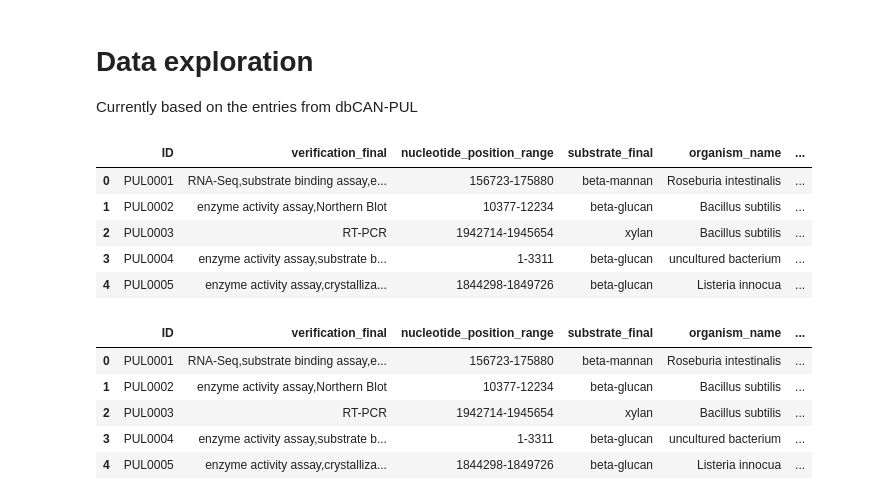
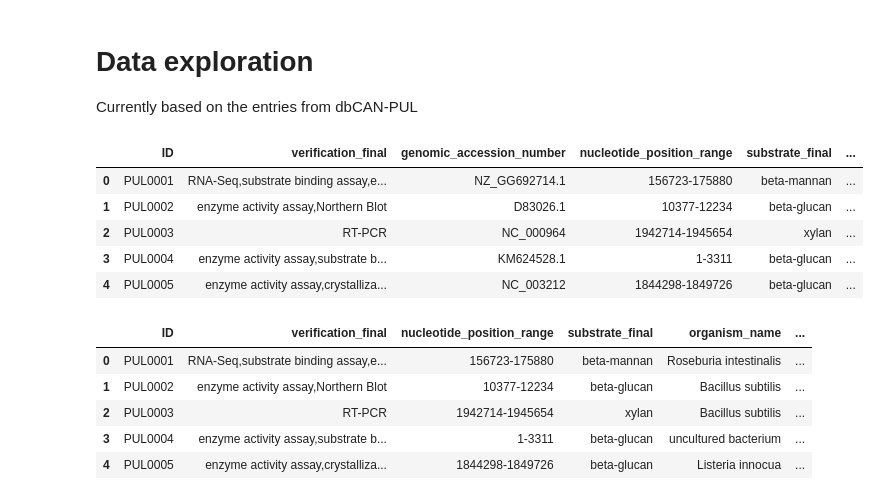
Before and after one commit to brosenthal3/gLM-PUL-Prediction, a Jupyter notebook: dataset_exploration/dataset_exploration.ipynb, the cells around one changed output. Cells and saved outputs as stored; diff of their text form; code cells hidden in the pictures.

Commit message:
generate accession_ids file

```diff
--- a/dataset_exploration/dataset_exploration.ipynb
+++ b/dataset_exploration/dataset_exploration.ipynb
@@ -11,15 +11,15 @@ from ete4 import NCBITaxa
 ncbi = NCBITaxa()
 # %%
 metadata = pd.read_excel("../DBCAN-PUL/dbCAN-PUL_Feb-2025.xlsx")
-metadata.drop(columns=["PMID", "genomic_accession_number", "gene_locus_tags_or_modular", "old_other_gene_locus_tags_or_modules", "cazy_diamond_eval", "dbcan_hmmer_eval", "hotpep_hits", "tp_eval"], inplace=True)
+metadata.drop(columns=["PMID", "gene_locus_tags_or_modular", "old_other_gene_locus_tags_or_modules", "cazy_diamond_eval", "dbcan_hmmer_eval", "hotpep_hits", "tp_eval"], inplace=True)
 metadata.head()
 # %% [output]
-|  | ID | verification_final | nucleotide_position_range | substrate_final | organism_name | ... |
-| 0 | PUL0001 | RNA-Seq,substrate binding assay,e... | 156723-175880 | beta-mannan | Roseburia intestinalis | ... |
-| 1 | PUL0002 | enzyme activity assay,Northern Blot | 10377-12234 | beta-glucan | Bacillus subtilis | ... |
-| 2 | PUL0003 | RT-PCR | 1942714-1945654 | xylan | Bacillus subtilis | ... |
-| 3 | PUL0004 | enzyme activity assay,substrate b... | 1-3311 | beta-glucan | uncultured bacterium | ... |
-| 4 | PUL0005 | enzyme activity assay,crystalliza... | 1844298-1849726 | beta-glucan | Listeria innocua | ... |
+|  | ID | verification_final | genomic_accession_number | nucleotide_position_range | substrate_final | ... |
+| 0 | PUL0001 | RNA-Seq,substrate binding assay,e... | NZ_GG692714.1 | 156723-175880 | beta-mannan | ... |
+| 1 | PUL0002 | enzyme activity assay,Northern Blot | D83026.1 | 10377-12234 | beta-glucan | ... |
+| 2 | PUL0003 | RT-PCR | NC_000964 | 1942714-1945654 | xylan | ... |
+| 3 | PUL0004 | enzyme activity assay,substrate b... | KM624528.1 | 1-3311 | beta-glucan | ... |
+| 4 | PUL0005 | enzyme activity assay,crystalliza... | NC_003212 | 1844298-1849726 | beta-glucan | ... |
 # %%
 def get_length(pos_range):
     if ',' in pos_range:
```
Also changed, not shown: 1 other file.
